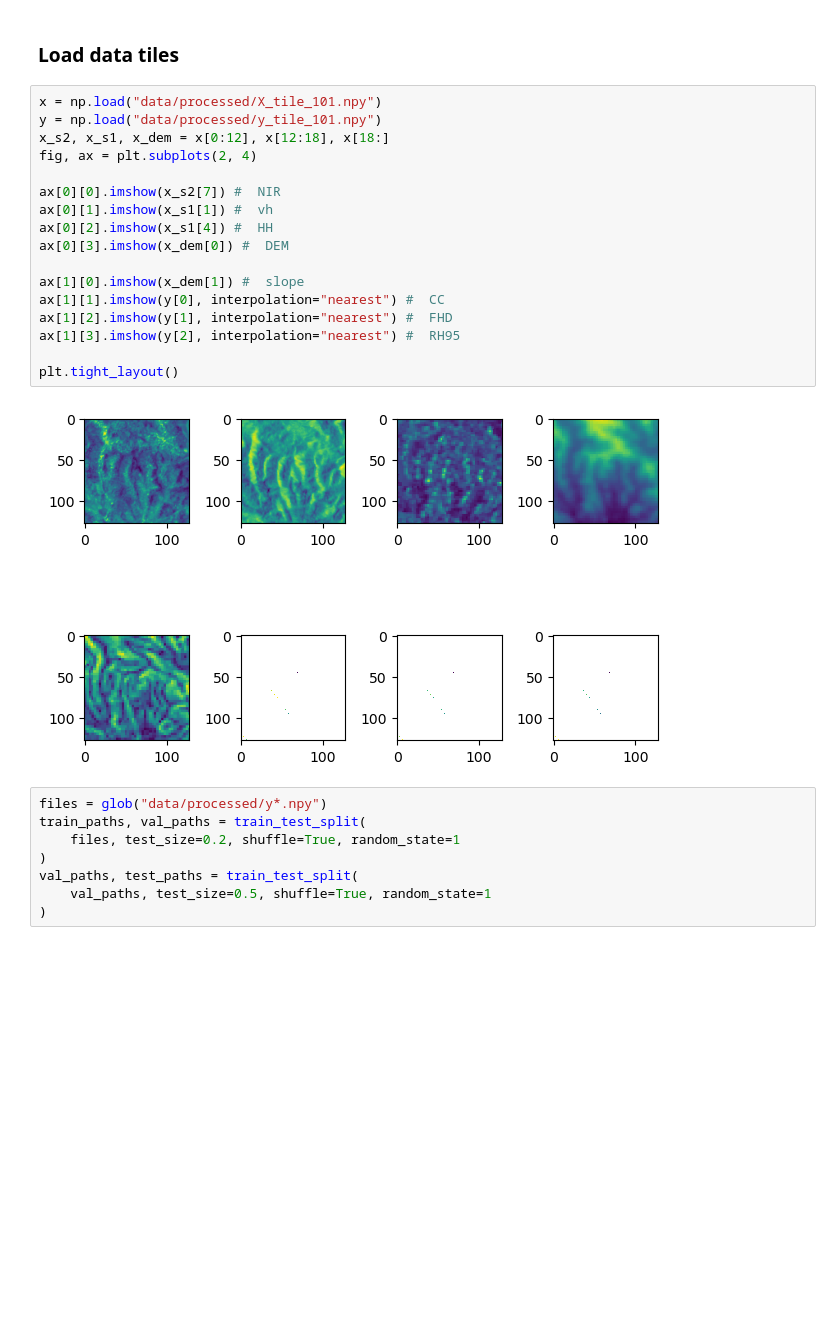
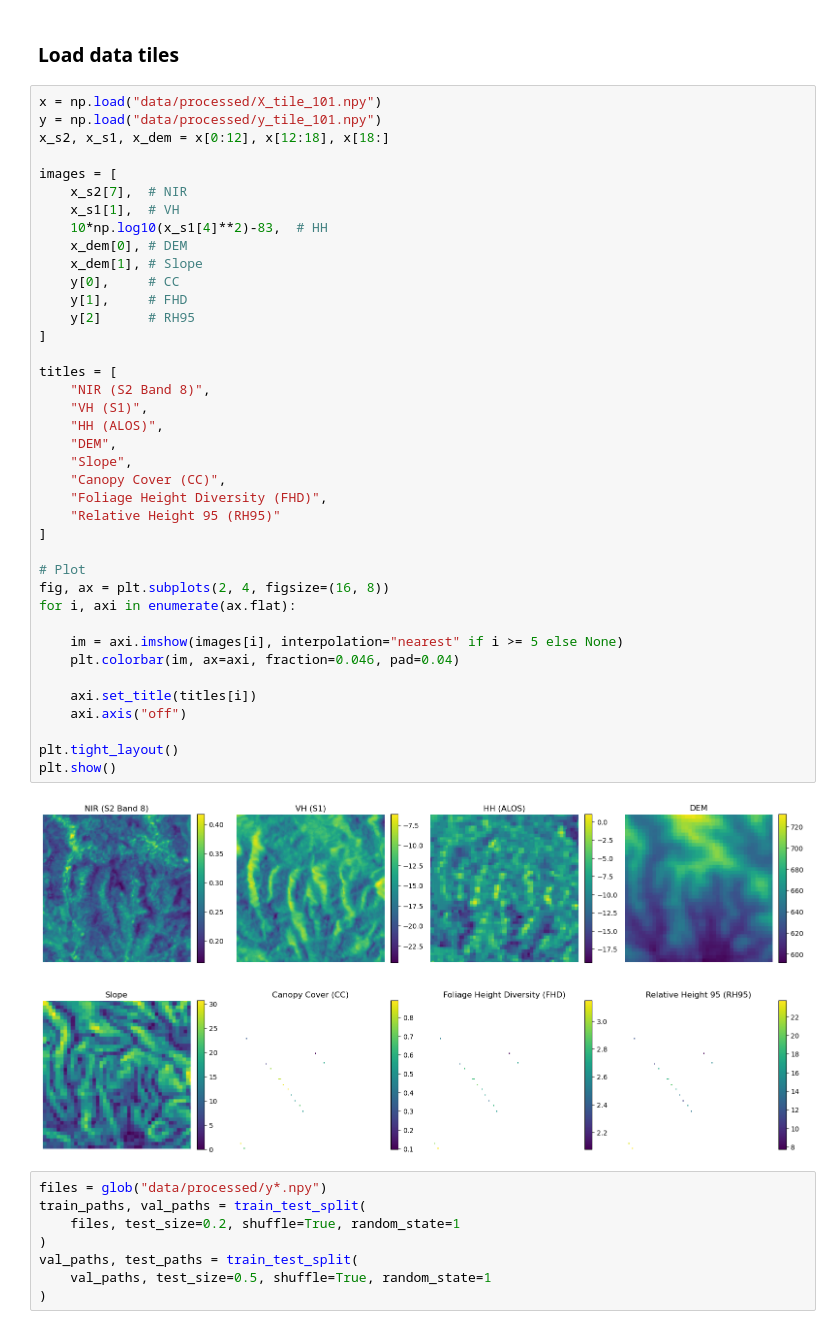
Before and after one commit to xizhurs/gedi-structure-prediction, a Jupyter notebook: notebooks/visualization.ipynb, the cells around one changed output. Drawn from its saved outputs; the diff is of its cells as text; blank space fills up the shorter version.

Commit message:
visualize data

```diff
--- a/notebooks/visualization.ipynb
+++ b/notebooks/visualization.ipynb
@@ -30,24 +33,46 @@ device = get_device()
 # %% [markdown]
 ### Load data tiles
-# %%
-x = np.load("data/processed/X_tile_101.npy")
-y = np.load("data/processed/y_tile_101.npy")
-x_s2, x_s1, x_dem = x[0:12], x[12:18], x[18:]
-fig, ax = plt.subplots(2, 4)
-
-ax[0][0].imshow(x_s2[7]) #  NIR
-ax[0][1].imshow(x_s1[1]) #  vh
-ax[0][2].imshow(x_s1[4]) #  HH
-ax[0][3].imshow(x_dem[0]) #  DEM
-
-ax[1][0].imshow(x_dem[1]) #  slope
-ax[1][1].imshow(y[0], interpolation="nearest") #  CC
-ax[1][2].imshow(y[1], interpolation="nearest") #  FHD
-ax[1][3].imshow(y[2], interpolation="nearest") #  RH95
-
-plt.tight_layout()
-# %% [output]
-[figure, removed]
+# %%
+x = np.load("data/processed/X_tile_101.npy")
+y = np.load("data/processed/y_tile_101.npy")
+x_s2, x_s1, x_dem = x[0:12], x[12:18], x[18:]
+
+images = [
+    x_s2[7],  # NIR
+    x_s1[1],  # VH
+    10*np.log10(x_s1[4]**2)-83,  # HH
+    x_dem[0], # DEM
+    x_dem[1], # Slope
+    y[0],     # CC
+    y[1],     # FHD
+    y[2]      # RH95
+]
+
+titles = [
+    "NIR (S2 Band 8)",
+    "VH (S1)",
+    "HH (ALOS)",
+    "DEM",
+    "Slope",
+    "Canopy Cover (CC)",
+    "Foliage Height Diversity (FHD)",
+    "Relative Height 95 (RH95)"
+]
+
+# Plot
+fig, ax = plt.subplots(2, 4, figsize=(16, 8))
+for i, axi in enumerate(ax.flat):
+
+    im = axi.imshow(images[i], interpolation="nearest" if i >= 5 else None)
+    plt.colorbar(im, ax=axi, fraction=0.046, pad=0.04)
+
+    axi.set_title(titles[i])
+    axi.axis("off")
+
+plt.tight_layout()
+plt.show()
+# %% [output]
+[figure, added]
 # %%
 files = glob("data/processed/y*.npy")
 train_paths, val_paths = train_test_split(
```
Also changed, not shown: parts of 3 cells of this notebook.
